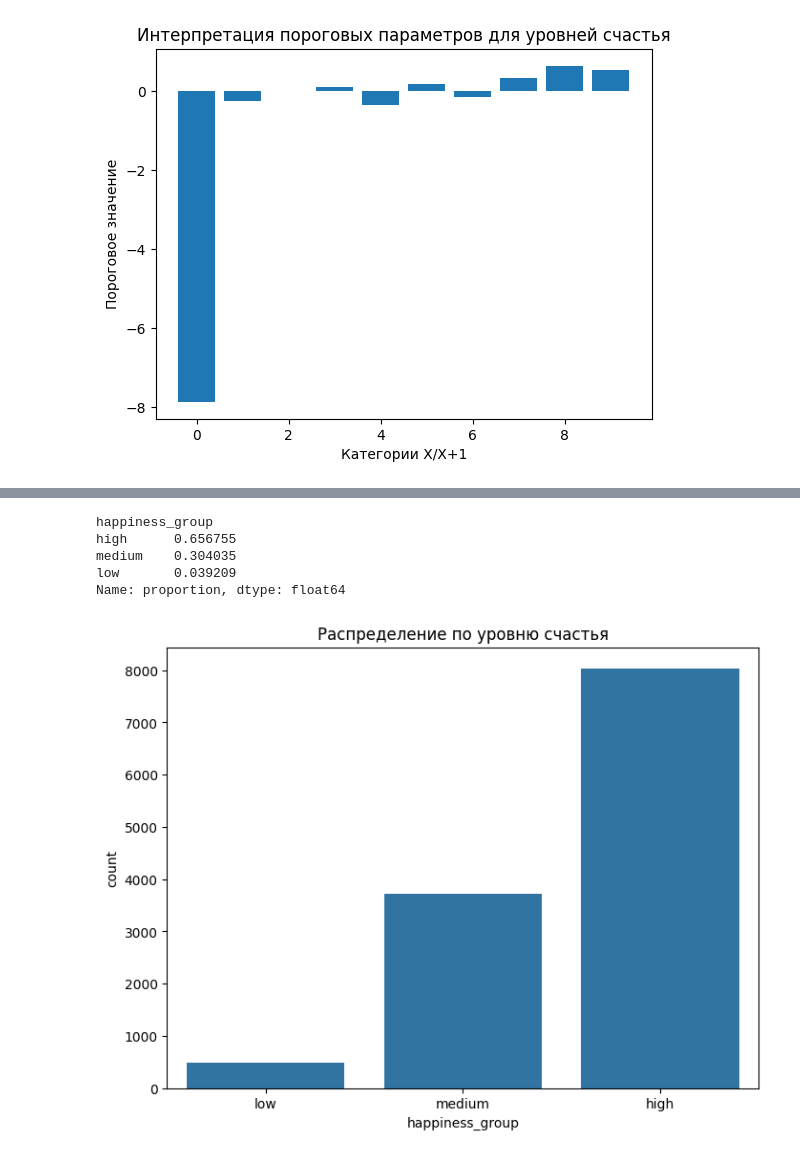
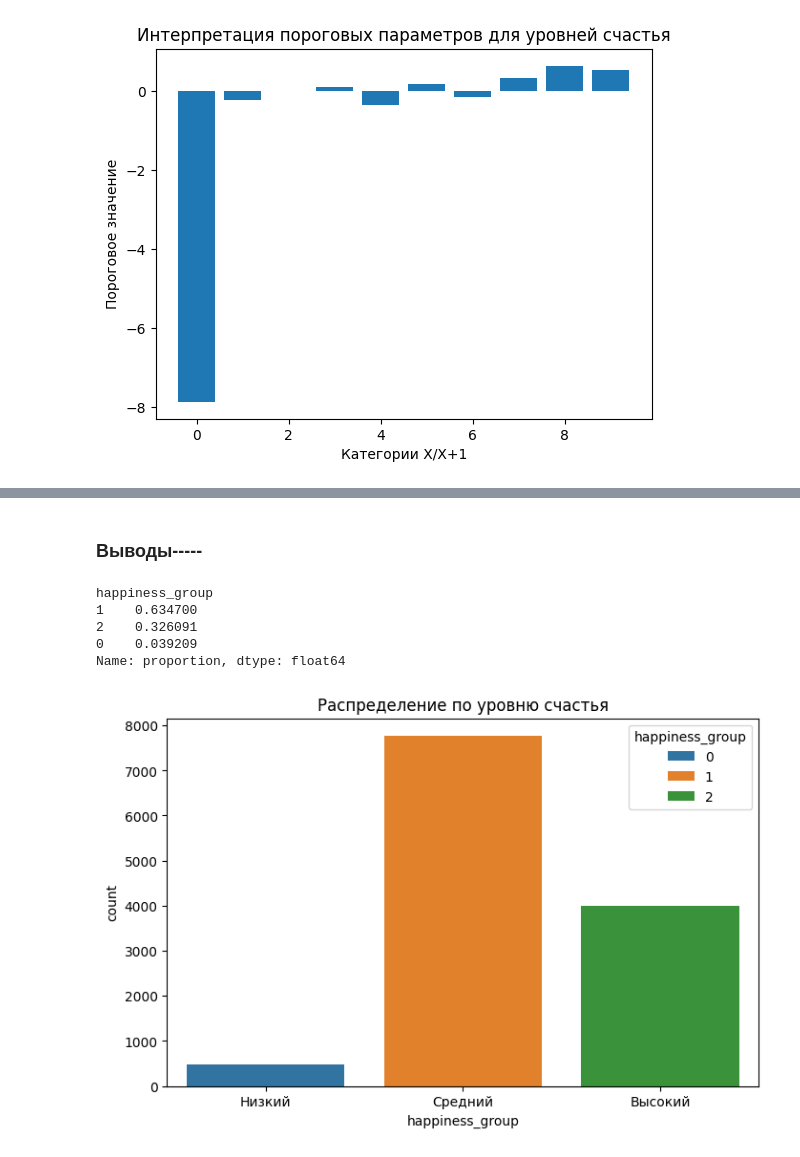
Before and after one commit to AnnaNebuko/ABD-PRJ-25-2team-HAPPINESS, a Jupyter notebook: model.ipynb, the cells around one changed output, grey strips where cells are left out. Cells and saved outputs as stored; diff of their text form; code cells hidden in the pictures.

```diff
--- a/model.ipynb
+++ b/model.ipynb
@@ -157,22 +212,25 @@ plt.show()
+# %% [markdown]
+### Выводы-----
 # %%
 # Объединим уровень счастья в категории
 df['happiness_group'] = pd.cut(
     df['happy'],
-    bins=[-1, 4, 7, 10],  # Границы: (-1,4], (4,7], (7,10]
-    labels=['low', 'medium', 'high']
+    bins=[-1, 4, 8, 10],
+    labels=[0, 1, 2]  # Границы: 0-'low', 1-'medium', 2-'high'
 )
 
 print(df['happiness_group'].value_counts(normalize=True))
 # %% [output]
 happiness_group
-high      0.656755
-medium    0.304035
-low       0.039209
+1    0.634700
+2    0.326091
+0    0.039209
 Name: proportion, dtype: float64
 # %%
-fig = plt.figure(figsize=(8, 6))
-sns.countplot(data=df, x='happiness_group')
+fig = plt.figure(figsize=(8, 5))
+sns.countplot(data=df, x='happiness_group', hue='happiness_group')
 plt.title('Распределение по уровню счастья')
+plt.xticks(ticks=[0, 1, 2], labels=['Низкий', 'Средний', 'Высокий'])
 plt.show()
 # %% [output]
-[figure, old version]
+[figure, new version]
```
Also changed, not shown: parts of 23 cells of this notebook.
